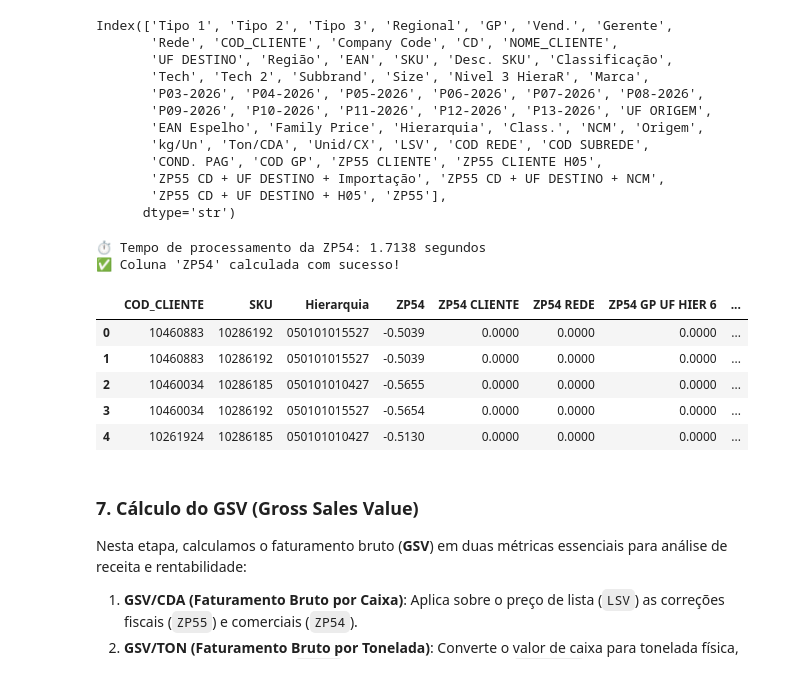
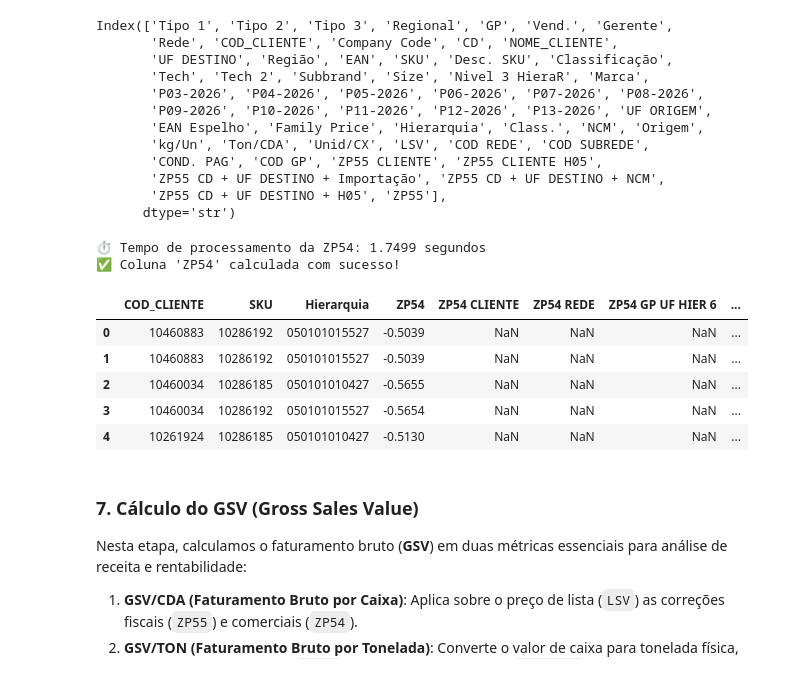
Before and after one commit to mxmluccamars/srm_valoracao, a Jupyter notebook: scripts/main3.ipynb, the cells around one changed output. Drawn from its saved outputs; the diff is of its cells as text; code cells hidden in the pictures.

```diff
--- a/scripts/main3.ipynb
+++ b/scripts/main3.ipynb
@@ -471,6 +543,7 @@ df_n13p['ZP55 CD + UF DESTINO + NCM'] = chave_4.map(dic_zp55) / 100
 df_n13p['ZP55 CD + UF DESTINO + H05'] = chave_5.map(dic_zp55) / 100
 
 df_n13p['ZP55'] = (df_n13p['ZP55 CLIENTE']
+                   .fillna(df_n13p['ZP55 CLIENTE H05'])
                    .fillna(df_n13p['ZP55 CD + UF DESTINO + Importação'])
                    .fillna(df_n13p['ZP55 CD + UF DESTINO + NCM'])
                    .fillna(df_n13p['ZP55 CD + UF DESTINO + H05'])
@@ -543,41 +616,41 @@ hierarquia = df_n13p['Hierarquia'].astype(str).str.strip()
 
 chave_1 = company_code + '_' + cod_cliente + '_' + hierarquia                       # CLIENTE
 chave_2 = company_code + '_' + cod_subrede + '_' + hierarquia                       # REDE
 chave_3 = company_code + '_' + cod_gp + ' ' + uf + '_' + hierarquia                 # GP UF HIER 6
 chave_4 = company_code + '_' + cod_gp + ' ' + uf + '_' + hierarquia.str[:10]        # GP UF HIER 5
 
 
 # searching and applying priorities
 df_n13p['ZP54 CLIENTE'] = chave_1.map(dic_zp54) / 100
 df_n13p['ZP54 REDE'] = chave_2.map(dic_zp54) / 100
 df_n13p['ZP54 GP UF HIER 6'] = chave_3.map(dic_zp54) / 100
 df_n13p['ZP54 GP UF HIER 5'] = chave_4.map(dic_zp54) / 100
 
 df_n13p['ZP54'] = (df_n13p['ZP54 CLIENTE']
                    .fillna(df_n13p['ZP54 REDE'])
                    .fillna(df_n13p['ZP54 GP UF HIER 6'])
                    .fillna(df_n13p['ZP54 GP UF HIER 5'])
                    .fillna(0) # Caso não encontre nenhuma regra
                   )
 
-colunas_auditoria_zp54 = ['ZP54 CLIENTE', 'ZP54 REDE', 'ZP54 GP UF HIER 6', 'ZP54 GP UF HIER 5']
-df_n13p[colunas_auditoria_zp54] = df_n13p[colunas_auditoria_zp54].fillna(0)
+# colunas_auditoria_zp54 = ['ZP54 CLIENTE', 'ZP54 REDE', 'ZP54 GP UF HIER 6', 'ZP54 GP UF HIER 5']
+# df_n13p[colunas_auditoria_zp54] = df_n13p[colunas_auditoria_zp54].fillna(0)
 
 fim_zp54 = time.time()
 tempo_zp54 = fim_zp54 - inicio_zp54
 
 print(f"⏱️ Tempo de processamento da ZP54: {tempo_zp54:.4f} segundos")
 print("✅ Coluna 'ZP54' calculada com sucesso!")
 display(df_n13p[['COD_CLIENTE', 'SKU', 'Hierarquia', 'ZP54', 'ZP54 CLIENTE', 'ZP54 REDE', 'ZP54 GP UF HIER 6', 'ZP54 GP UF HIER 5']].head())
 # %% [output]
-⏱️ Tempo de processamento da ZP54: 1.7138 segundos
+⏱️ Tempo de processamento da ZP54: 1.7499 segundos
 ✅ Coluna 'ZP54' calculada com sucesso!
 |  | COD_CLIENTE | SKU | Hierarquia | ZP54 | ZP54 CLIENTE | ZP54 REDE | ZP54 GP UF HIER 6 | ... |
-| 0 | 10460883 | 10286192 | 050101015527 | -0.5039 | 0.0000 | 0.0000 | 0.0000 | ... |
-| 1 | 10460883 | 10286192 | 050101015527 | -0.5039 | 0.0000 | 0.0000 | 0.0000 | ... |
-| 2 | 10460034 | 10286185 | 050101010427 | -0.5655 | 0.0000 | 0.0000 | 0.0000 | ... |
-| 3 | 10460034 | 10286192 | 050101015527 | -0.5654 | 0.0000 | 0.0000 | 0.0000 | ... |
-| 4 | 10261924 | 10286185 | 050101010427 | -0.5130 | 0.0000 | 0.0000 | 0.0000 | ... |
+| 0 | 10460883 | 10286192 | 050101015527 | -0.5039 | NaN | NaN | NaN | ... |
+| 1 | 10460883 | 10286192 | 050101015527 | -0.5039 | NaN | NaN | NaN | ... |
+| 2 | 10460034 | 10286185 | 050101010427 | -0.5655 | NaN | NaN | NaN | ... |
+| 3 | 10460034 | 10286192 | 050101015527 | -0.5654 | NaN | NaN | NaN | ... |
+| 4 | 10261924 | 10286185 | 050101010427 | -0.5130 | NaN | NaN | NaN | ... |
 # %% [markdown]
 ### 7. Cálculo do GSV (Gross Sales Value)
 
```
Also changed, not shown: parts of 29 cells of this notebook.
